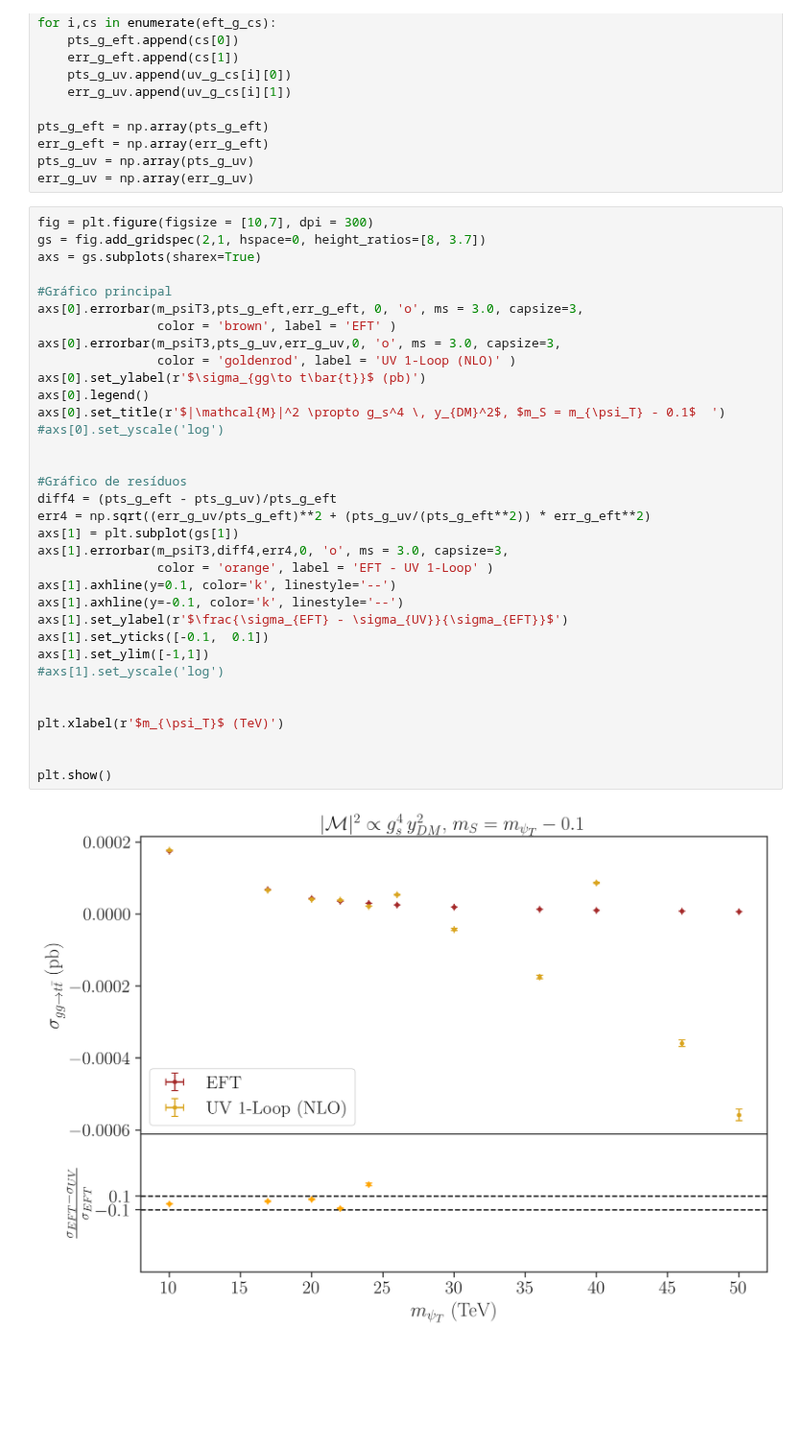
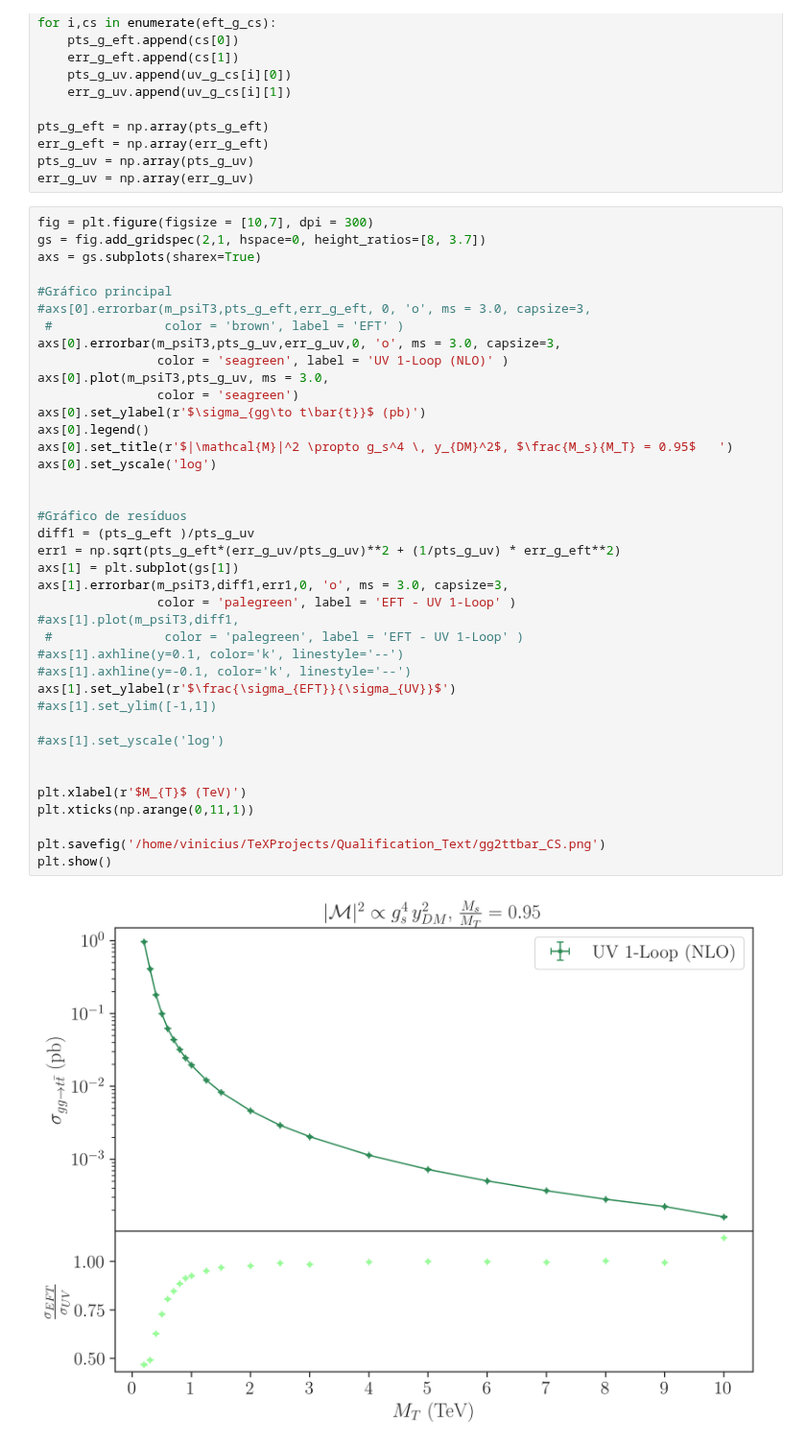
Before and after one commit to viniciusrocca/EFT_ToyModel, a Jupyter notebook: Plots/EFT_NLO_Comparison.ipynb, the cells around one changed output. Shown at 96% size. Cells and saved outputs as stored; diff of their text form; blank space fills up the shorter version.

Commit message:
New graph for gg2ttbar process

```diff
--- a/Plots/EFT_NLO_Comparison.ipynb
+++ b/Plots/EFT_NLO_Comparison.ipynb
@@ -142,36 +150,41 @@ err_g_uv = np.array(err_g_uv)
 # %%
 fig = plt.figure(figsize = [10,7], dpi = 300)
 gs = fig.add_gridspec(2,1, hspace=0, height_ratios=[8, 3.7])
 axs = gs.subplots(sharex=True)
 
 #Gráfico principal
-axs[0].errorbar(m_psiT3,pts_g_eft,err_g_eft, 0, 'o', ms = 3.0, capsize=3,
-                color = 'brown', label = 'EFT' )
+#axs[0].errorbar(m_psiT3,pts_g_eft,err_g_eft, 0, 'o', ms = 3.0, capsize=3,
+ #               color = 'brown', label = 'EFT' )
 axs[0].errorbar(m_psiT3,pts_g_uv,err_g_uv,0, 'o', ms = 3.0, capsize=3,
-                color = 'goldenrod', label = 'UV 1-Loop (NLO)' )
+                color = 'seagreen', label = 'UV 1-Loop (NLO)' )
+axs[0].plot(m_psiT3,pts_g_uv, ms = 3.0,
+                color = 'seagreen')
 axs[0].set_ylabel(r'$\sigma_{gg\to t\bar{t}}$ (pb)')
 axs[0].legend()
-axs[0].set_title(r'$|\mathcal{M}|^2 \propto g_s^4 \, y_{DM}^2$, $m_S = m_{\psi_T} - 0.1$  ')
-#axs[0].set_yscale('log')
+axs[0].set_title(r'$|\mathcal{M}|^2 \propto g_s^4 \, y_{DM}^2$, $\frac{M_s}{M_T} = 0.95$   ')
+axs[0].set_yscale('log')
 
 
 #Gráfico de resíduos
-diff4 = (pts_g_eft - pts_g_uv)/pts_g_eft
-err4 = np.sqrt((err_g_uv/pts_g_eft)**2 + (pts_g_uv/(pts_g_eft**2)) * err_g_eft**2)
+diff1 = (pts_g_eft )/pts_g_uv
+err1 = np.sqrt(pts_g_eft*(err_g_uv/pts_g_uv)**2 + (1/pts_g_uv) * err_g_eft**2)
 axs[1] = plt.subplot(gs[1])
-axs[1].errorbar(m_psiT3,diff4,err4,0, 'o', ms = 3.0, capsize=3,
-                color = 'orange', label = 'EFT - UV 1-Loop' )
-axs[1].axhline(y=0.1, color='k', linestyle='--')
-axs[1].axhline(y=-0.1, color='k', linestyle='--')
-axs[1].set_ylabel(r'$\frac{\sigma_{EFT} - \sigma_{UV}}{\sigma_{EFT}}$')
-axs[1].set_yticks([-0.1,  0.1])
-axs[1].set_ylim([-1,1])
+axs[1].errorbar(m_psiT3,diff1,err1,0, 'o', ms = 3.0, capsize=3,
+                color = 'palegreen', label = 'EFT - UV 1-Loop' )
+#axs[1].plot(m_psiT3,diff1,
+ #               color = 'palegreen', label = 'EFT - UV 1-Loop' )
+#axs[1].axhline(y=0.1, color='k', linestyle='--')
+#axs[1].axhline(y=-0.1, color='k', linestyle='--')
+axs[1].set_ylabel(r'$\frac{\sigma_{EFT}}{\sigma_{UV}}$')
+#axs[1].set_ylim([-1,1])
+
 #axs[1].set_yscale('log')
 
 
-plt.xlabel(r'$m_{\psi_T}$ (TeV)')
+plt.xlabel(r'$M_{T}$ (TeV)')
+plt.xticks(np.arange(0,11,1))
 
-
+plt.savefig('/home/vinicius/TeXProjects/Qualification_Text/gg2ttbar_CS.png')
 plt.show()
 # %% [output]
-[figure, old version]
+[figure, new version]
```
Also changed, not shown: parts of 3 cells of this notebook.
